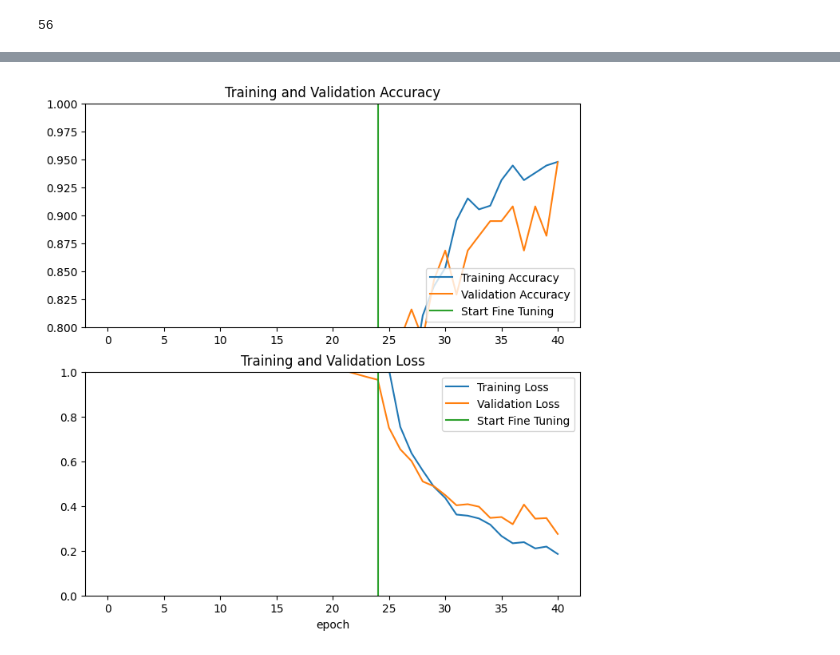
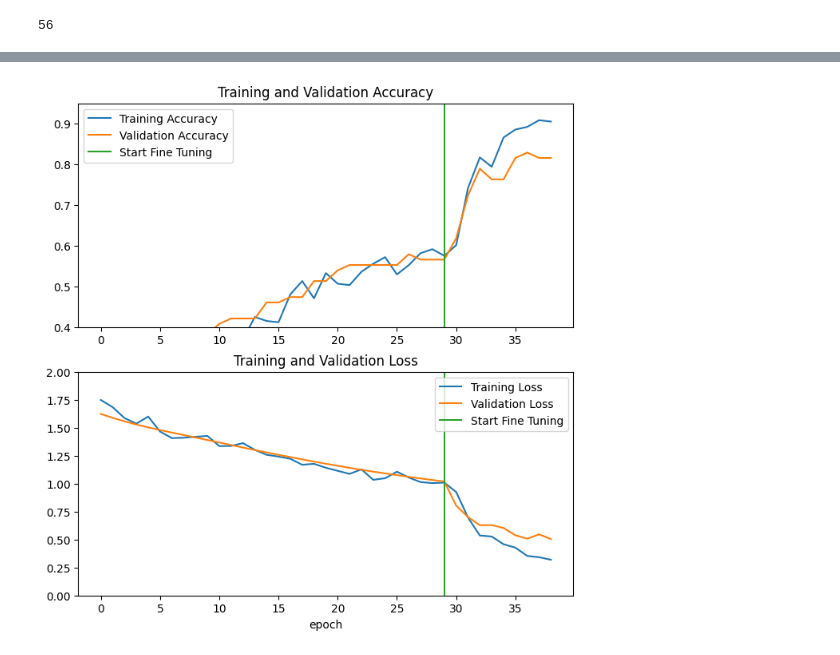
Before and after one commit to Porsche9114s/MakeAIWork2, a Jupyter notebook: projects/apple_disease_classification/data/Transfermodel.mobilenet(6).ipynb, the cells around one changed output, grey strips where cells are left out. Drawn from its saved outputs; the diff is of its cells as text; code cells hidden in the pictures.

```diff
--- a/projects/apple_disease_classification/data/Transfermodel.mobilenet(6).ipynb
+++ b/projects/apple_disease_classification/data/Transfermodel.mobilenet(6).ipynb
@@ -123,7 +166,10 @@ Non-trainable params: 2,257,984
 _________________________________________________________________
 2
 # %%
-initial_epochs = 25
+# Standard loss and accuracy before training of the model with 25 training run's
+
+
+initial_epochs = 30
 
 loss0, accuracy0 = modelX.evaluate(val_ds)
 
@@ -229,9 +283,9 @@ len(modelX.trainable_variables)
 # %% [output]
 56
 # %%
-# Continue training
+# Continue training the model.
 
-fine_tune_epochs = 15
+fine_tune_epochs = 8
 total_epochs =  initial_epochs + fine_tune_epochs
 
 history_fine = modelX.fit(train_ds,
@@ -259,30 +314,32 @@ Epoch 40/40
 # %%
+# show the values after the second training of the model in a diagram.
+
 acc += history_fine.history['accuracy']
 val_acc += history_fine.history['val_accuracy']
 
 loss += history_fine.history['loss']
 val_loss += history_fine.history['val_loss']
 
 plt.figure(figsize=(8, 8))
 plt.subplot(2, 1, 1)
 plt.plot(acc, label='Training Accuracy')
 plt.plot(val_acc, label='Validation Accuracy')
-plt.ylim([0.8, 1])
+plt.ylim([0.4, 0.95])
 plt.plot([initial_epochs-1,initial_epochs-1],
           plt.ylim(), label='Start Fine Tuning')
-plt.legend(loc='lower right')
+plt.legend(loc='upper left')
 plt.title('Training and Validation Accuracy')
 
 plt.subplot(2, 1, 2)
 plt.plot(loss, label='Training Loss')
 plt.plot(val_loss, label='Validation Loss')
-plt.ylim([0, 1.0])
+plt.ylim([0, 2.0])
 plt.plot([initial_epochs-1,initial_epochs-1],
          plt.ylim(), label='Start Fine Tuning')
 plt.legend(loc='upper right')
 plt.title('Training and Validation Loss')
 plt.xlabel('epoch')
 plt.show()
 # %% [output]
-[figure, old version]
+[figure, new version]
 # %%
```
Also changed, not shown: parts of 29 cells of this notebook, 47 other files.
